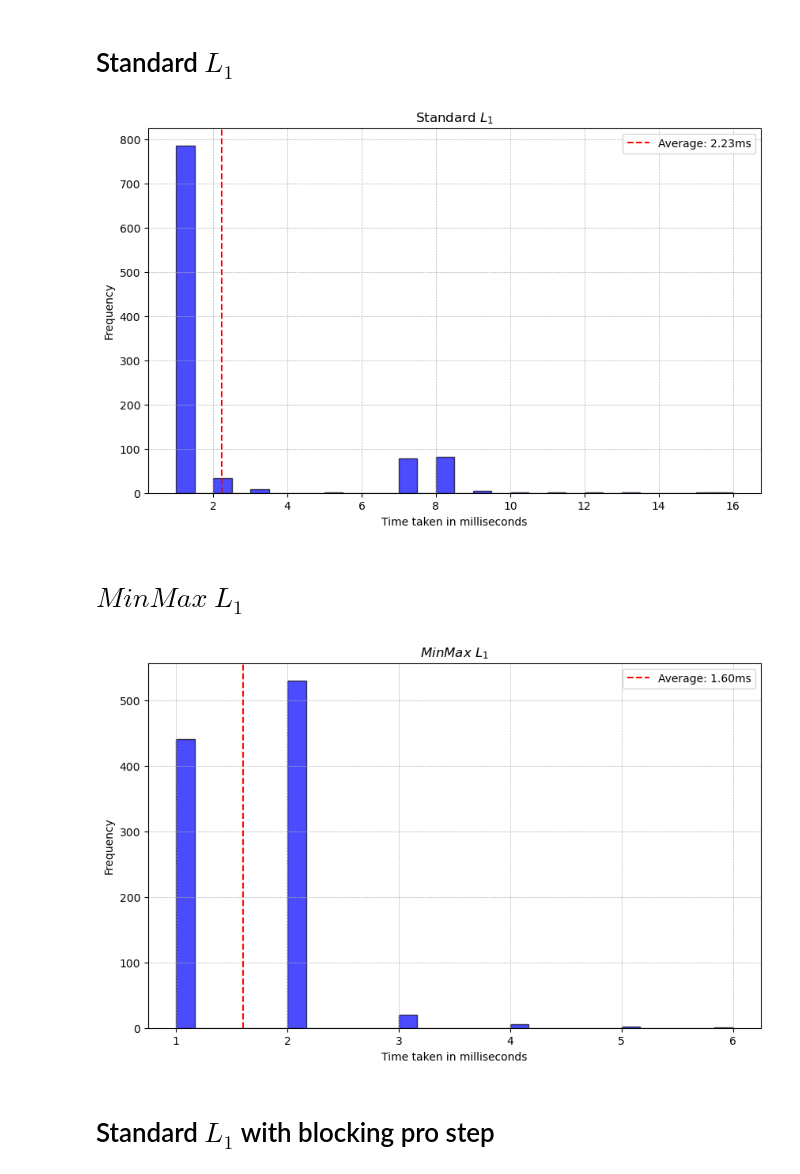
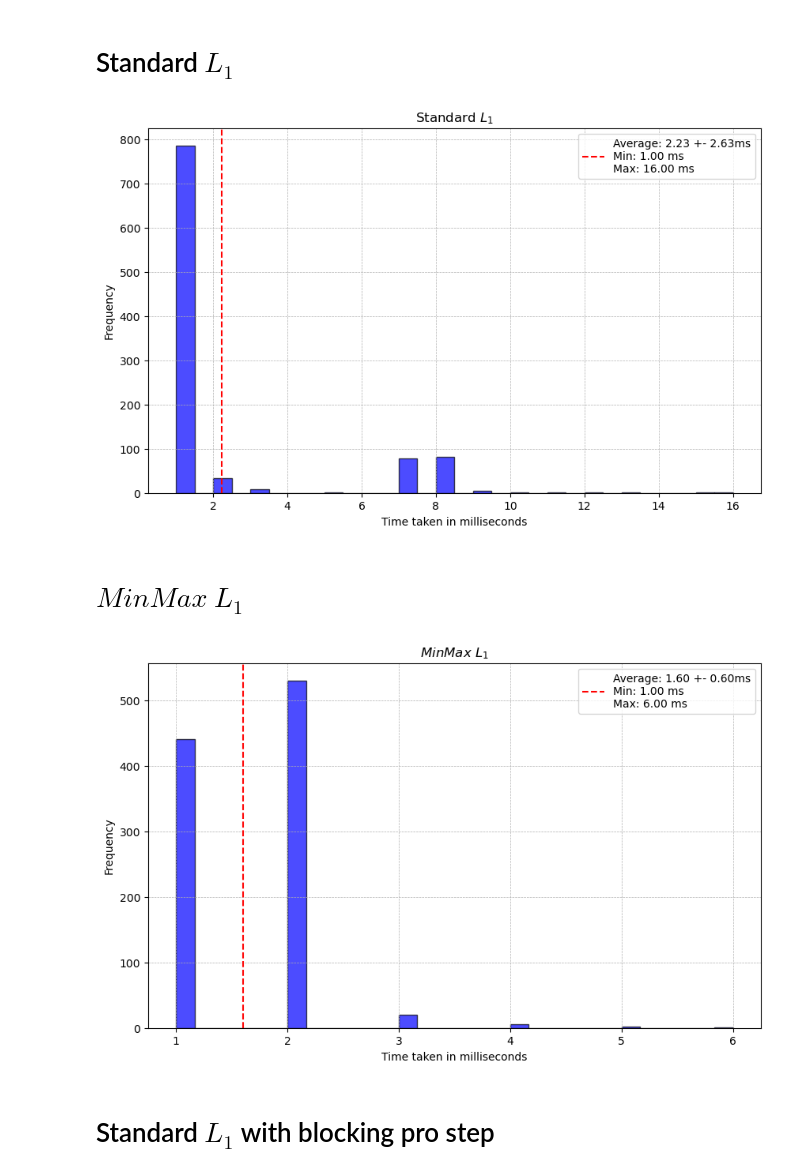
Before and after one commit to stagnu-m/BA-source-files, a Jupyter notebook: Experiment_2/Experiment_2.ipynb, the cells around one changed output. Drawn from its saved outputs; the diff is of its cells as text; code cells hidden in the pictures.

Commit message:
added standard deviation and min max

```diff
--- a/Experiment_2/Experiment_2.ipynb
+++ b/Experiment_2/Experiment_2.ipynb
@@ -54,30 +79,38 @@ with open('Data/Standard_L_1_after_solution.txt', 'r') as f:
 # %%
 # Calculate the average
 Standard_L_1_average = np.mean(Standard_L_1[:1000])
+Standard_L_1_deviation = np.std(Standard_L_1[:1000])
+Standard_L_1_min = np.min(Standard_L_1[:1000])
+Standard_L_1_max = np.max(Standard_L_1[:1000])
 
 # Plotting the histogram
 plt.figure(figsize=(10, 6))
 plt.hist(Standard_L_1[:1000], bins=30, color='blue', edgecolor='black', alpha=0.7)
-plt.axvline(Standard_L_1_average, color='red', linestyle='--', label=f'Average: {Standard_L_1_average:.2f}ms')
+plt.axvline(Standard_L_1_average, color='red', linestyle='--',
+            label=f'Average: {Standard_L_1_average:.2f} +- {Standard_L_1_deviation:.2f}ms\nMin: {Standard_L_1_min:.2f} ms\nMax: {Standard_L_1_max:.2f} ms')
 plt.title("Standard $L_1$")
 plt.xlabel("Time taken in milliseconds")
 plt.ylabel("Frequency")
 plt.legend()
 plt.grid(True, linestyle="--", linewidth=0.5)
 plt.savefig("Results/Standard_L_1_plot.png", dpi=300, bbox_inches="tight")  # File name and format
 plt.show()
 # %% [output]
-[figure, old version]
+[figure, new version]
 # %% [markdown]
 # $MinMax$ $L_1$
 # %%
 # Calculate the average
 MinMax_L_1_average = np.mean(MinMax_L_1[:1000])
+MinMax_L_1_deviation = np.std(MinMax_L_1[:1000])
+MinMax_L_1_min = np.min(MinMax_L_1[:1000])
+MinMax_L_1_max = np.max(MinMax_L_1[:1000])
 
 # Plotting the histogram
 plt.figure(figsize=(10, 6))
 plt.hist(MinMax_L_1[:1000], bins=30, color='blue', edgecolor='black', alpha=0.7)
-plt.axvline(MinMax_L_1_average, color='red', linestyle='--', label=f'Average: {MinMax_L_1_average:.2f}ms')
+plt.axvline(MinMax_L_1_average, color='red', linestyle='--',
+            label=f'Average: {MinMax_L_1_average:.2f} +- {MinMax_L_1_deviation:.2f}ms\nMin: {MinMax_L_1_min:.2f} ms\nMax: {MinMax_L_1_max:.2f} ms')
 plt.title("$MinMax$ $L_1$")
 plt.xlabel("Time taken in milliseconds")
 plt.ylabel("Frequency")
@@ -86,7 +119,7 @@ plt.grid(True, linestyle="--", linewidth=0.5)
 plt.savefig("Results/MinMax_L_1_plot.png", dpi=300, bbox_inches="tight")  # File name and format
 plt.show()
 # %% [output]
-[figure, old version]
+[figure, new version]
 # %% [markdown]
 # Standard $L_1$ with blocking pro step
 # %%
```
Also changed, not shown: parts of 4 cells of this notebook, 24 other files.
